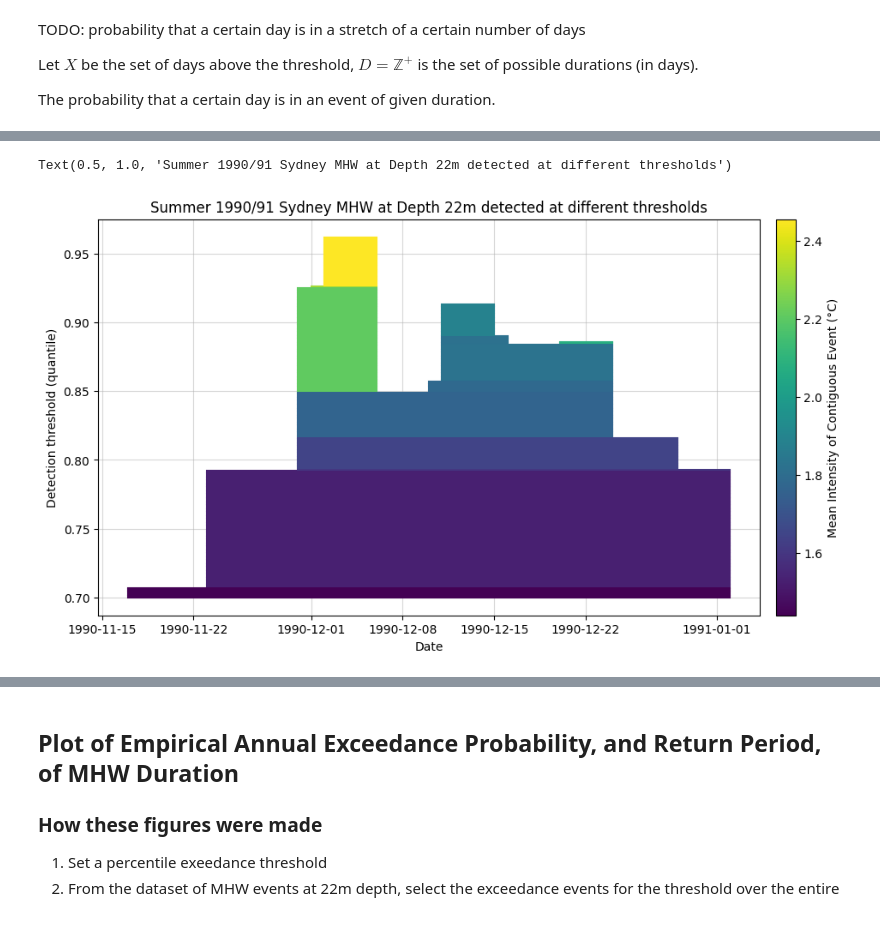
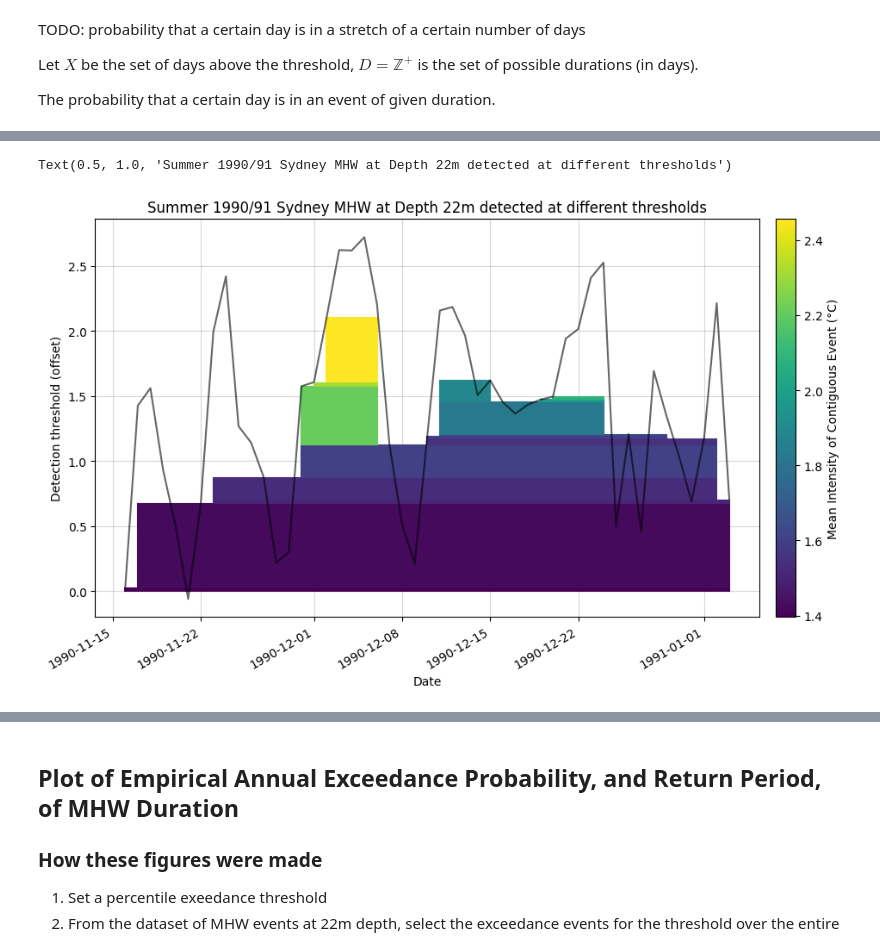
Before and after one commit to jordanlorenzatto/mhw-bivariate-events, a Jupyter notebook: mhw_EDA.ipynb, the cells around one changed output, grey strips where cells are left out. Drawn from its saved outputs; the diff is of its cells as text; code cells hidden in the pictures.

```diff
--- a/mhw_EDA.ipynb
+++ b/mhw_EDA.ipynb
@@ -124,34 +129,40 @@ Since the event is being split into sub-events around local temperature maxima,
 
 ![Characteristics of a flood event](./images/characteristics_flood_event.png)
 # %%
-method = "quantile"
+method = "offset"
 depth = 22
 
 selected_mhw_events = (
     mhw_events_catalogue
     .xs(method, level="threshold_method")
     .xs(depth, level="depth")
     .reset_index()
 )
 mhw_1990 = selected_mhw_events.loc[selected_mhw_events['start_date'].dt.year == 1990]
+ts_1990 = (
+    mhw_all_data
+    .sel(time=slice(mhw_1990.start_date.min(), mhw_1990.end_date.max()))
+    .sel(depth=22, method='nearest')
+)
 
 fig, ax = plt.subplots(figsize=(12, 6))
 plt.grid(alpha=0.5)
 for i in range(len(mhw_1990)):
     row = mhw_1990.iloc[i]
     norm = plt.Normalize(vmin=mhw_1990.mean_intensity.min(), vmax=mhw_1990.mean_intensity.max())
     cmap = plt.cm.viridis
     ax.plot(
         [row.start_date, row.end_date],
         [row.threshold_value, row.threshold_value],
         color=cmap(norm(row.mean_intensity)))
+ts_1990.temp_anomaly.plot(ax=ax, c='black', alpha=0.6)
 ax.cbar = plt.colorbar(
     plt.cm.ScalarMappable(norm=norm, cmap=cmap),
     ax=ax, pad=0.02,
     label='Mean Intensity of Contiguous Event (°C)')
 ax.set_xlabel("Date")
 ax.set_ylabel(f"Detection threshold ({method})")
 ax.set_title("Summer 1990/91 Sydney MHW at Depth 22m detected at different thresholds")
 # %% [output]
 Text(0.5, 1.0, 'Summer 1990/91 Sydney MHW at Depth 22m detected at different thresholds')
-[figure, old version]
+[figure, new version]
```
Also changed, not shown: parts of 3 cells of this notebook, 3 other files.
